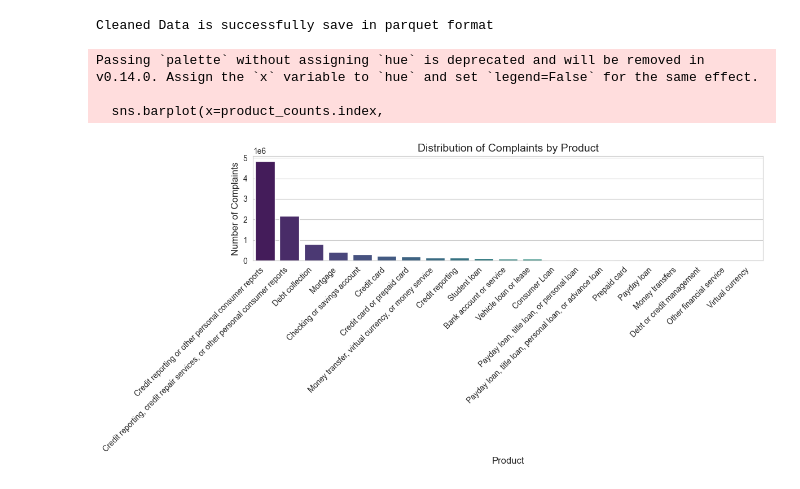
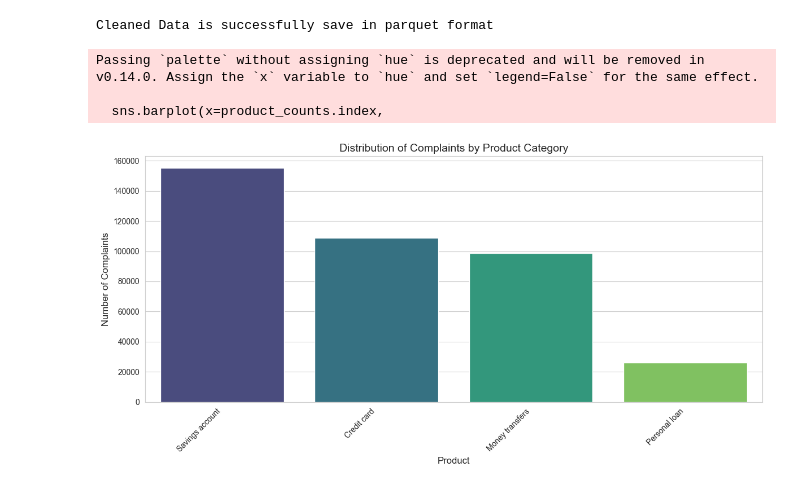
Before and after one commit to tib-dev/rag-complaint-chatbot, a Jupyter notebook: notebooks/eda.ipynb, the cells around one changed output. Saved outputs shown, nothing was run; the diff lists cells and outputs as text; code cells hidden in the pictures.

```diff
--- a/notebooks/eda.ipynb
+++ b/notebooks/eda.ipynb
@@ -190,10 +190,10 @@ DataHandler.from_registry(
 print("Cleaned Data is successfully save in parquet format")
 # %% [output]
 Cleaned Data is successfully save in parquet format
-# %%
-viz.plot_complaint_distribution(df_raw)
-# %% [output]
-Passing `palette` without assigning `hue` is deprecated and will be removed in v0.14.0. Assign the `x` variable to `hue` and set `legend=False` for the same effect.
-
-  sns.barplot(x=product_counts.index,
-[figure, removed]
+# %%
+viz.plot_complaint_distribution_clean(df_clean)
+# %% [output]
+Passing `palette` without assigning `hue` is deprecated and will be removed in v0.14.0. Assign the `x` variable to `hue` and set `legend=False` for the same effect.
+
+  sns.barplot(x=product_counts.index,
+[figure, added]
```
